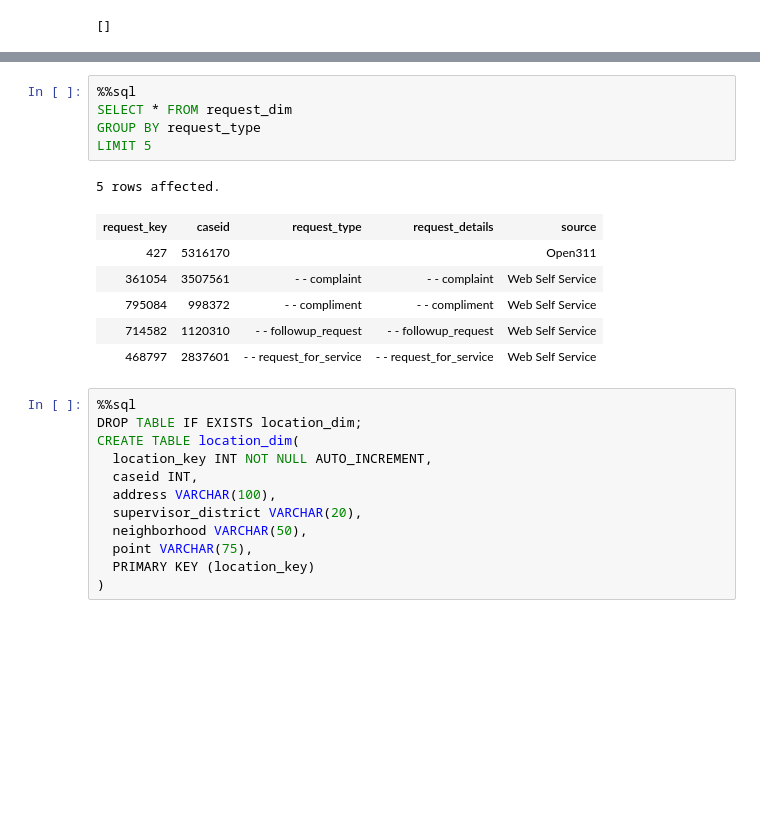
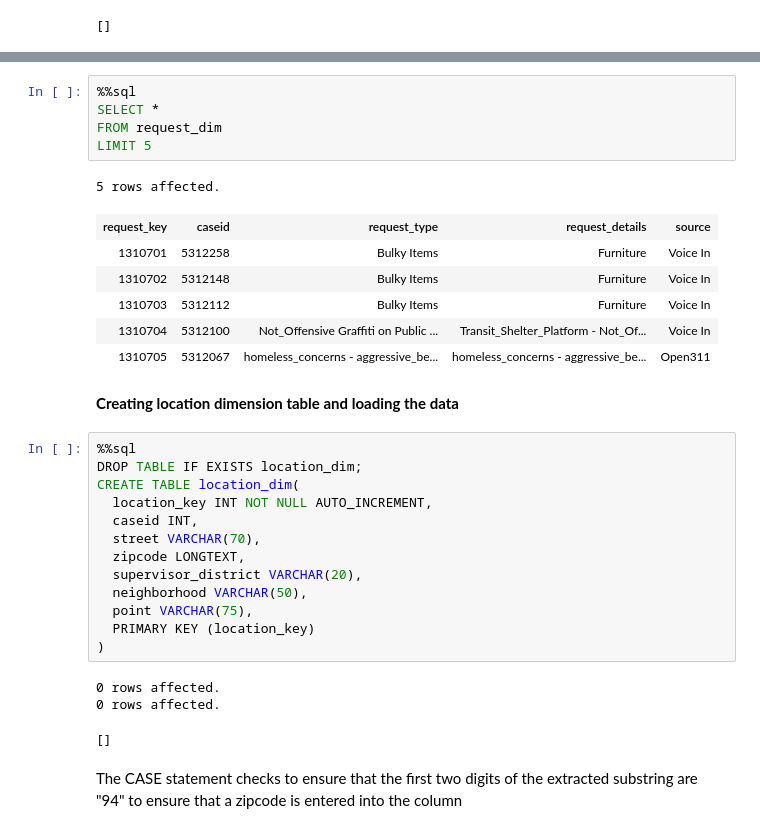
Before and after one commit to nriyer/star_schema, a Jupyter notebook: pelamoko_iyer.ipynb, the cells around one changed output, grey strips where cells are left out. Drawn from its saved outputs; the diff is of its cells as text; blank space fills up the shorter version.

Commit message:
added location dimension

```diff
--- a/pelamoko_iyer.ipynb
+++ b/pelamoko_iyer.ipynb
@@ -524,26 +526,36 @@ WHERE opened < closed
 []
 # %%
 %%sql
-SELECT * FROM request_dim
-GROUP BY request_type
+SELECT *
+FROM request_dim
 LIMIT 5
 # %% [output]
 5 rows affected.
 | request_key | caseid | request_type | request_details | source |
-| 427 | 5316170 |  |  | Open311 |
-| 361054 | 3507561 | - - complaint | - - complaint | Web Self Service |
-| 795084 | 998372 | - - compliment | - - compliment | Web Self Service |
-| 714582 | 1120310 | - - followup_request | - - followup_request | Web Self Service |
-| 468797 | 2837601 | - - request_for_service | - - request_for_service | Web Self Service |
+| 1310701 | 5312258 | Bulky Items | Furniture | Voice In |
+| 1310702 | 5312148 | Bulky Items | Furniture | Voice In |
+| 1310703 | 5312112 | Bulky Items | Furniture | Voice In |
+| 1310704 | 5312100 | Not_Offensive Graffiti on Public ... | Transit_Shelter_Platform - Not_Of... | Voice In |
+| 1310705 | 5312067 | homeless_concerns - aggressive_be... | homeless_concerns - aggressive_be... | Open311 |
+# %% [markdown]
+**Creating location dimension table and loading the data**
 # %%
 %%sql
 DROP TABLE IF EXISTS location_dim;
 CREATE TABLE location_dim(
   location_key INT NOT NULL AUTO_INCREMENT,
   caseid INT,
-  address VARCHAR(100),
+  street VARCHAR(70),
+  zipcode LONGTEXT,
   supervisor_district VARCHAR(20),
   neighborhood VARCHAR(50),
   point VARCHAR(75),
   PRIMARY KEY (location_key)
 )
+# %% [output]
+0 rows affected.
+0 rows affected.
+[]
+# %% [markdown]
+The CASE statement checks to ensure that the first two digits of the extracted substring are "94" to
+ensure that a zipcode is entered into the column
```
Also changed, not shown: parts of 27 cells of this notebook.
